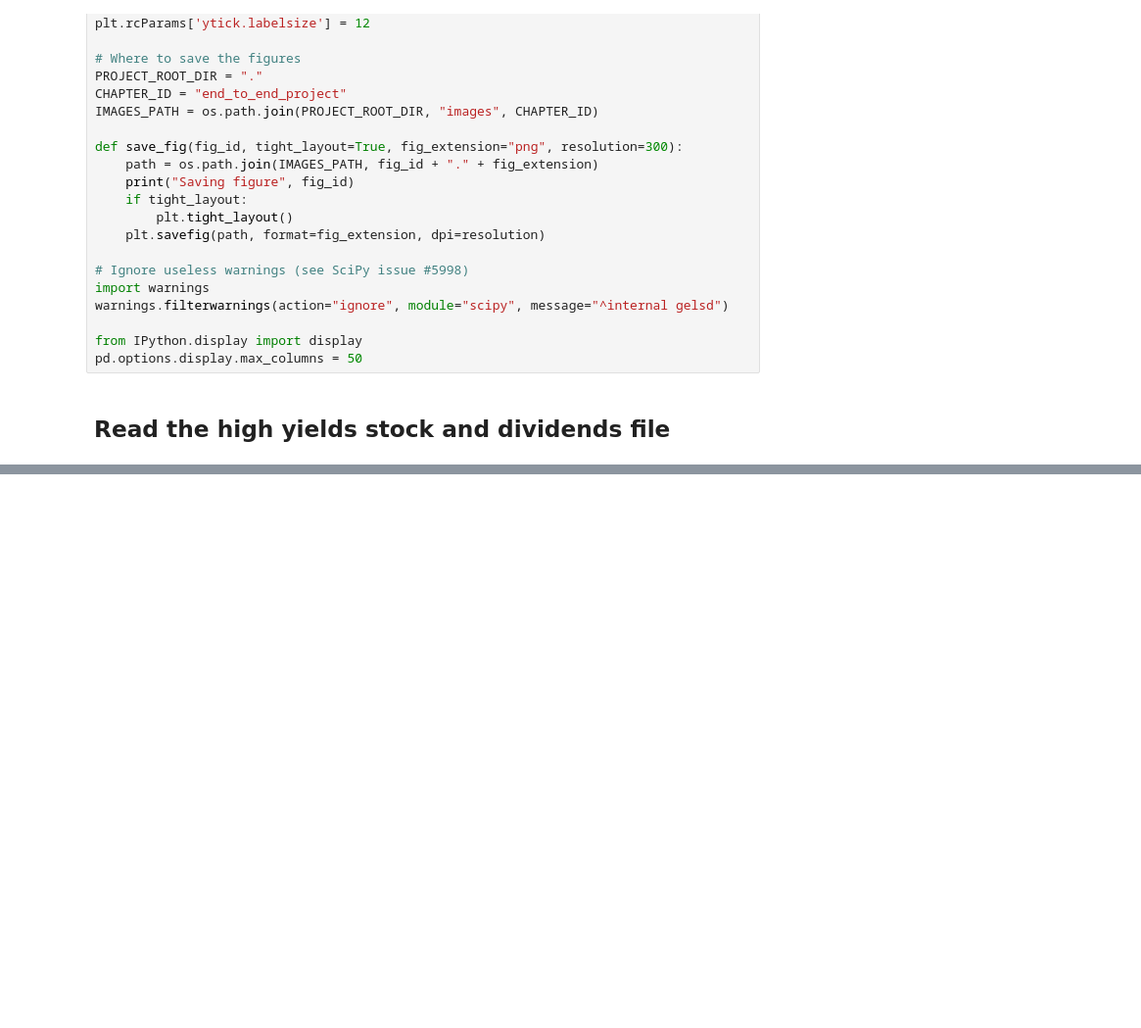
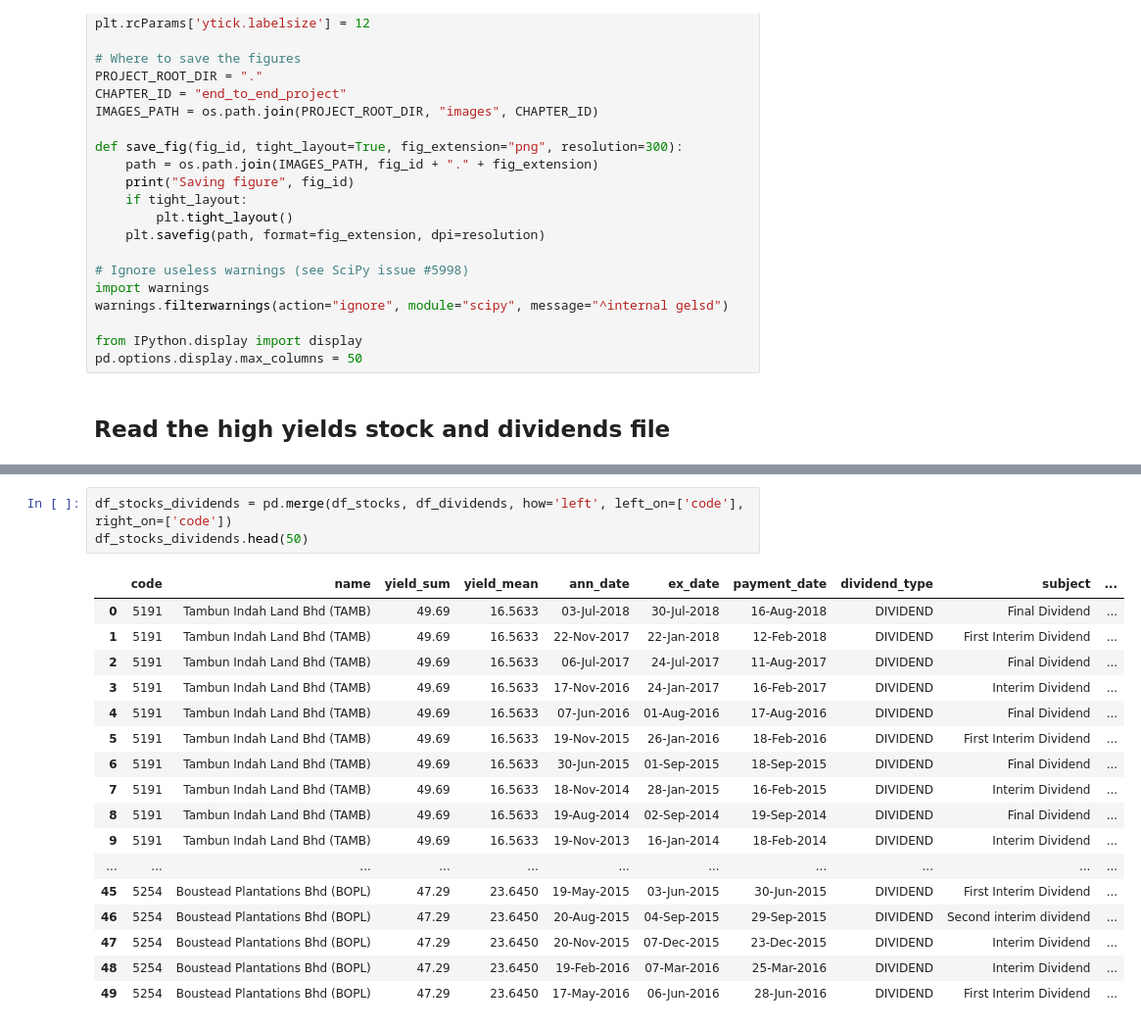
Before and after one commit to mengwangk/ai-playground, a Jupyter notebook: notebook/KLSE_dividends_trends_4.ipynb, the cells around one changed output, grey strips where cells are left out. Shown at 98% size. Cells and saved outputs as stored; diff of their text form; blank space fills up the shorter version.

```diff
--- a/notebook/KLSE_dividends_trends_4.ipynb
+++ b/notebook/KLSE_dividends_trends_4.ipynb
@@ -96,0 +90,21 @@ yield_mean
+# %%
+df_stocks_dividends = pd.merge(df_stocks, df_dividends, how='left', left_on=['code'], right_on=['code'])
+df_stocks_dividends.head(50)
+# %% [output]
+|  | code | name | yield_sum | yield_mean | ann_date | ex_date | payment_date | dividend_type | subject | ... |
+| 0 | 5191 | Tambun Indah Land Bhd (TAMB) | 49.69 | 16.5633 | 03-Jul-2018 | 30-Jul-2018 | 16-Aug-2018 | DIVIDEND | Final Dividend | ... |
+| 1 | 5191 | Tambun Indah Land Bhd (TAMB) | 49.69 | 16.5633 | 22-Nov-2017 | 22-Jan-2018 | 12-Feb-2018 | DIVIDEND | First Interim Dividend | ... |
+| 2 | 5191 | Tambun Indah Land Bhd (TAMB) | 49.69 | 16.5633 | 06-Jul-2017 | 24-Jul-2017 | 11-Aug-2017 | DIVIDEND | Final Dividend | ... |
+| 3 | 5191 | Tambun Indah Land Bhd (TAMB) | 49.69 | 16.5633 | 17-Nov-2016 | 24-Jan-2017 | 16-Feb-2017 | DIVIDEND | Interim Dividend | ... |
+| 4 | 5191 | Tambun Indah Land Bhd (TAMB) | 49.69 | 16.5633 | 07-Jun-2016 | 01-Aug-2016 | 17-Aug-2016 | DIVIDEND | Final Dividend | ... |
+| 5 | 5191 | Tambun Indah Land Bhd (TAMB) | 49.69 | 16.5633 | 19-Nov-2015 | 26-Jan-2016 | 18-Feb-2016 | DIVIDEND | First Interim Dividend | ... |
+| 6 | 5191 | Tambun Indah Land Bhd (TAMB) | 49.69 | 16.5633 | 30-Jun-2015 | 01-Sep-2015 | 18-Sep-2015 | DIVIDEND | Final Dividend | ... |
+| 7 | 5191 | Tambun Indah Land Bhd (TAMB) | 49.69 | 16.5633 | 18-Nov-2014 | 28-Jan-2015 | 16-Feb-2015 | DIVIDEND | Interim Dividend | ... |
+| 8 | 5191 | Tambun Indah Land Bhd (TAMB) | 49.69 | 16.5633 | 19-Aug-2014 | 02-Sep-2014 | 19-Sep-2014 | DIVIDEND | Final Dividend | ... |
+| 9 | 5191 | Tambun Indah Land Bhd (TAMB) | 49.69 | 16.5633 | 19-Nov-2013 | 16-Jan-2014 | 18-Feb-2014 | DIVIDEND | Interim Dividend | ... |
+| ... | ... | ... | ... | ... | ... | ... | ... | ... | ... | ... |
+| 45 | 5254 | Boustead Plantations Bhd (BOPL) | 47.29 | 23.6450 | 19-May-2015 | 03-Jun-2015 | 30-Jun-2015 | DIVIDEND | First Interim Dividend | ... |
+| 46 | 5254 | Boustead Plantations Bhd (BOPL) | 47.29 | 23.6450 | 20-Aug-2015 | 04-Sep-2015 | 29-Sep-2015 | DIVIDEND | Second interim dividend | ... |
+| 47 | 5254 | Boustead Plantations Bhd (BOPL) | 47.29 | 23.6450 | 20-Nov-2015 | 07-Dec-2015 | 23-Dec-2015 | DIVIDEND | Interim Dividend | ... |
+| 48 | 5254 | Boustead Plantations Bhd (BOPL) | 47.29 | 23.6450 | 19-Feb-2016 | 07-Mar-2016 | 25-Mar-2016 | DIVIDEND | Interim Dividend | ... |
+| 49 | 5254 | Boustead Plantations Bhd (BOPL) | 47.29 | 23.6450 | 17-May-2016 | 06-Jun-2016 | 28-Jun-2016 | DIVIDEND | First Interim Dividend | ... |
```
Also changed, not shown: parts of 5 cells of this notebook, 4 other files.
